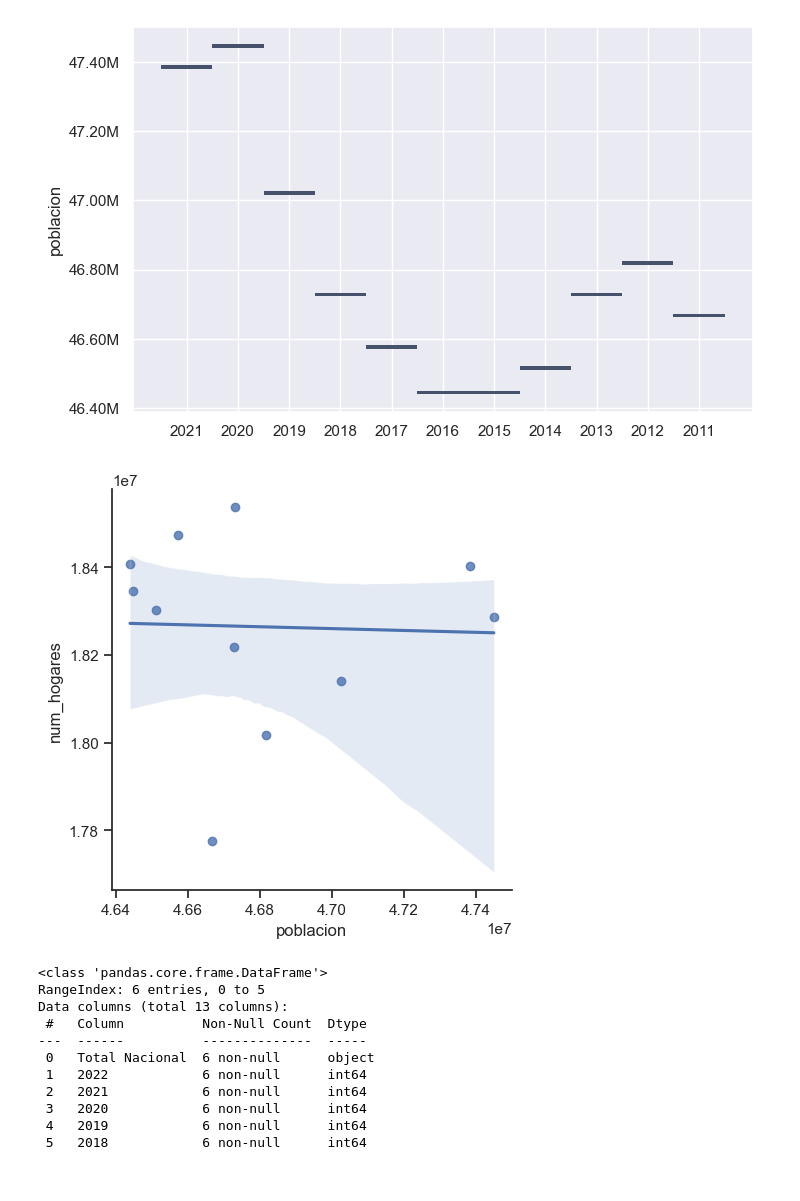
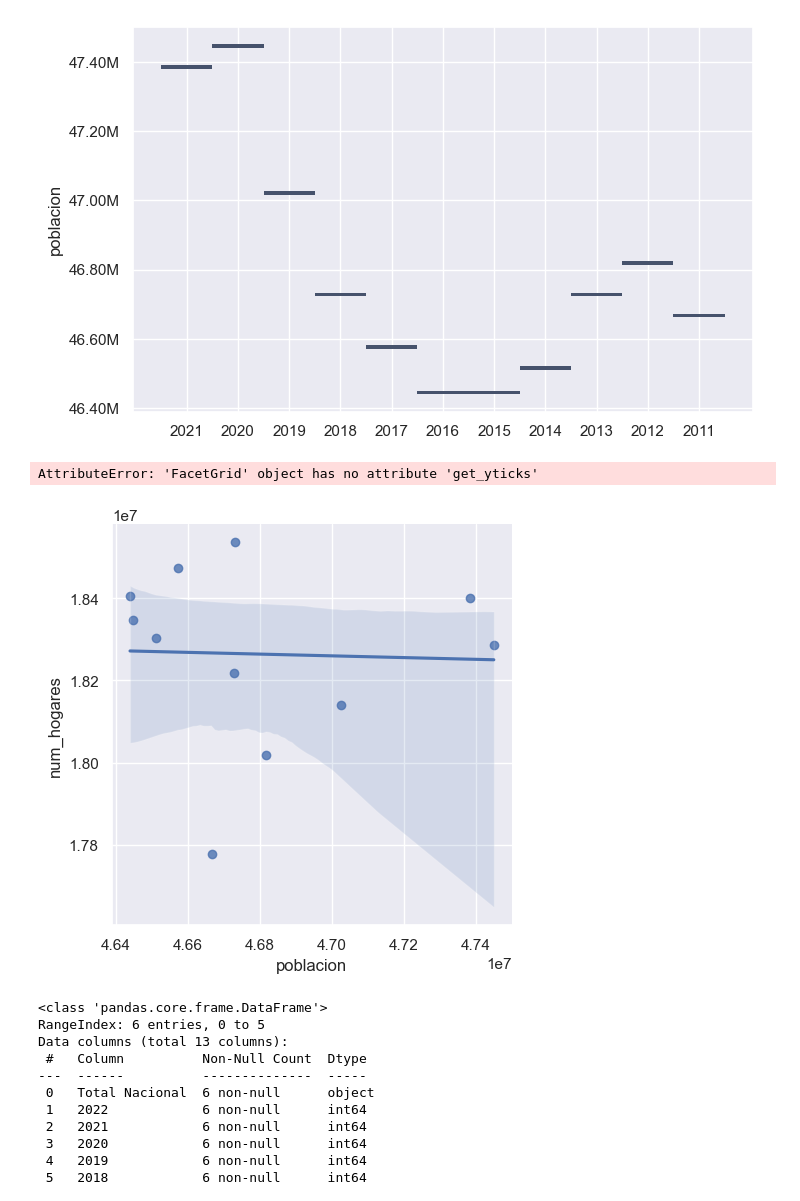
Before and after one commit to Lean788/EDA_vivienda_joven, a Jupyter notebook: src/Notebooks/analisis/analisis_jovenes.ipynb, the cells around one changed output. Drawn from its saved outputs; the diff is of its cells as text; code cells hidden in the pictures.

Commit message:
ending plots and corrections

```diff
--- a/src/Notebooks/analisis/analisis_jovenes.ipynb
+++ b/src/Notebooks/analisis/analisis_jovenes.ipynb
@@ -362,9 +379,12 @@ sns.histplot(
     bins=30, discrete=(True, False), log_scale=(False, True),
 )
 # %%
-sns.lmplot(data=indicadores_transposed, x='poblacion', y='num_hogares');
+g=sns.lmplot(data=indicadores_transposed, x='poblacion', y='num_hogares');
+ylabels = ['{:,.2f}'.format(y) + 'M' for y in g.get_yticks()/1000000]
+g.set_yticklabels(ylabels);
 # %% [output]
+AttributeError: 'FacetGrid' object has no attribute 'get_yticks'
-[figure, old version]
+[figure, new version]
 # %%
 poblacion = pd.read_csv('../../data/clean/poblacionT.csv')
 # %%
```
Also changed, not shown: parts of 32 cells of this notebook, 6 other files.
